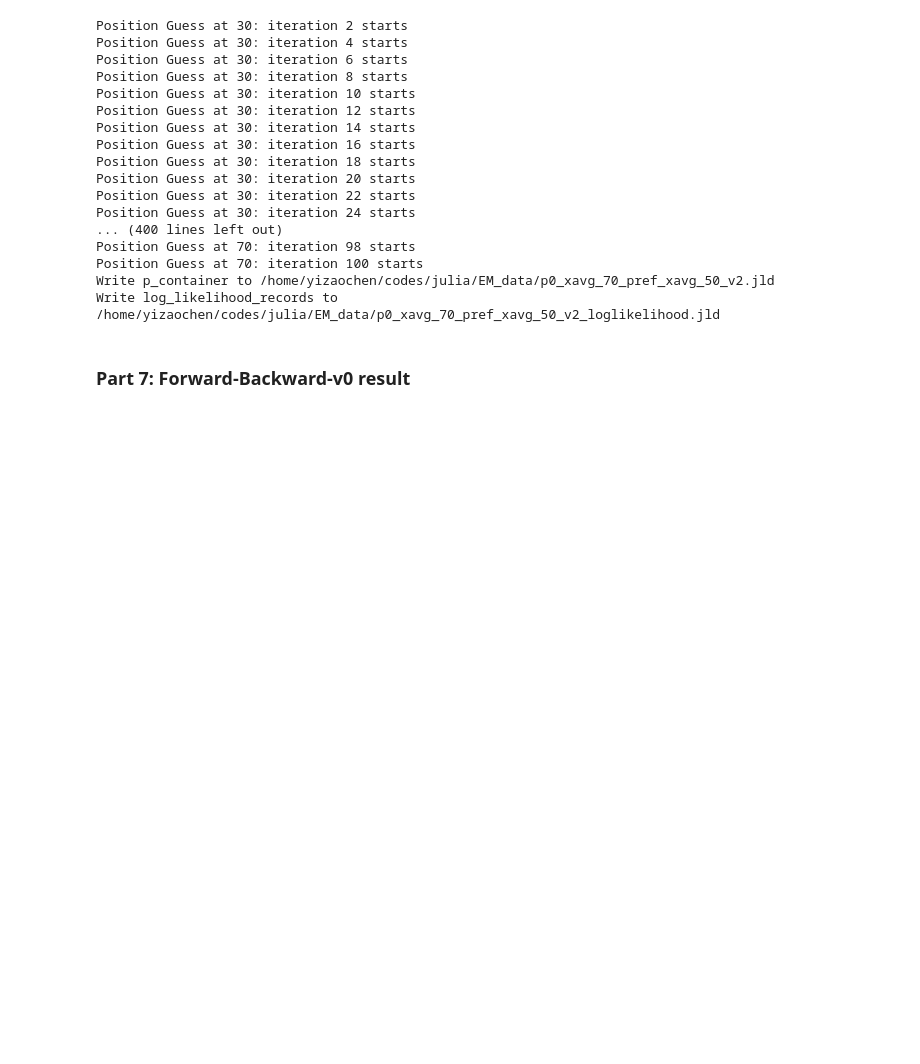
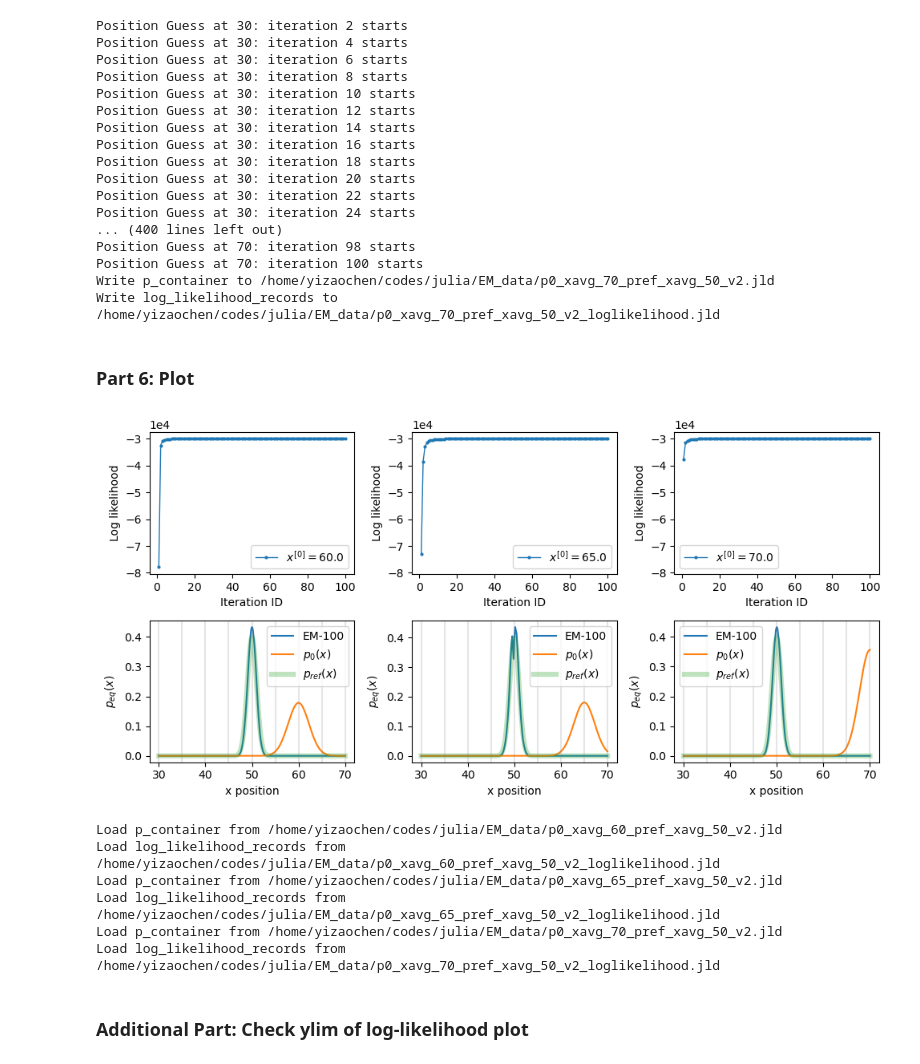
Before and after one commit to yizaochen/Alphabeta, a Jupyter notebook: notebooks/EM_initial_guess_test.ipynb, the cells around one changed output. Saved outputs shown, nothing was run; the diff lists cells and outputs as text; code cells hidden in the pictures; blank space fills up the shorter version.

```diff
--- a/notebooks/EM_initial_guess_test.ipynb
+++ b/notebooks/EM_initial_guess_test.ipynb
@@ -136,5 +136,3 @@ Position Guess at 70: iteration 98 starts
 Position Guess at 70: iteration 100 starts
 Write p_container to /home/yizaochen/codes/julia/EM_data/p0_xavg_70_pref_xavg_50_v2.jld
 Write log_likelihood_records to /home/yizaochen/codes/julia/EM_data/p0_xavg_70_pref_xavg_50_v2_loglikelihood.jld
-# %% [markdown]
-### Part 7: Forward-Backward-v0 result
@@ -145 +139,64 @@ beta_T = get_beta_t_tau(w0, rho, Qx, Nv);
+# %% [markdown]
+### Part 6: Plot
+# %%
+fig, axes = plt.subplots(nrows=2, ncols=3, figsize=(10,5))
+
+col_id = 1
+for xavg_guess in [60.0, 65.0, 70.0]
+    k = 0.1 # unit: kcal/mol/angstrom^2
+    V = harmonic_well_k_mean(xref, k, xavg_guess)
+    rho = get_rhoeq(V, w0)
+    p = rho .* rho;
+
+    # Read p_em
+    f_in = @sprintf "/home/yizaochen/codes/julia/EM_data/p0_xavg_%d_pref_xavg_%d_v2.jld" xavg_guess xavg # Ad hoc
+    p_container = load(f_in, "p_container")
+    println(@sprintf "Load p_container from %s" f_in)
+
+    # Read log-likelihood
+    f_in = @sprintf "/home/yizaochen/codes/julia/EM_data/p0_xavg_%d_pref_xavg_%d_v2_loglikelihood.jld" xavg_guess xavg # Ad hoc
+    log_likelihood_records = load(f_in, "log_likelihood_records")
+    println(@sprintf "Load log_likelihood_records from %s" f_in)
+
+    ax = axes[1, col_id]
+    n_iter = length(log_likelihood_records)-1
+    xarray = 1:n_iter
+    label = @sprintf "\$x^{[0]}=%.1f\$" xavg_guess
+    ax.plot(xarray, log_likelihood_records[1:n_iter], "-o", linewidth=1, markersize=2, label=label)
+    ax.legend()
+    ax.set_xlabel("Iteration ID")
+    ax.set_ylabel("Log likelihood")
+    ylim = (-80413.014, -27512.933)
+    ax.set_ylim(ylim)
+    ax.ticklabel_format(axis="y", style="sci", scilimits=(0,0))
+
+    ax = axes[2, col_id]
+    iter_id = 100
+    label = @sprintf "EM-%d" iter_id
+    ax.plot(xref, p_container[iter_id+1, :], label=label)
+    ax.plot(xref, rho .* rho, label="\$ p_0(x) \$")
+    ax.plot(xref, rho_eq .* rho_eq, linewidth=4.5, alpha=0.3, label="\$ p_{ref}(x) \$")
+    for xline in 30:5:70
+        ax.axvline(xline, color="grey", alpha=0.2)
+    end
+    ax.legend()
+    ax.set_xlabel("x position")
+    ax.set_ylabel("\$ p_{eq}(x) \$")
+
+    col_id += 1
+end
+
+plt.tight_layout()
+#plt.savefig("guess_60_65_70.svg")
+plt.show()
+# %% [output]
+[figure, added]
+Load p_container from /home/yizaochen/codes/julia/EM_data/p0_xavg_60_pref_xavg_50_v2.jld
+Load log_likelihood_records from /home/yizaochen/codes/julia/EM_data/p0_xavg_60_pref_xavg_50_v2_loglikelihood.jld
+Load p_container from /home/yizaochen/codes/julia/EM_data/p0_xavg_65_pref_xavg_50_v2.jld
+Load log_likelihood_records from /home/yizaochen/codes/julia/EM_data/p0_xavg_65_pref_xavg_50_v2_loglikelihood.jld
+Load p_container from /home/yizaochen/codes/julia/EM_data/p0_xavg_70_pref_xavg_50_v2.jld
+Load log_likelihood_records from /home/yizaochen/codes/julia/EM_data/p0_xavg_70_pref_xavg_50_v2_loglikelihood.jld
+# %% [markdown]
+### Additional Part: Check ylim of log-likelihood plot
 # %%
```
Also changed, not shown: parts of 11 cells of this notebook, 5 other files.
